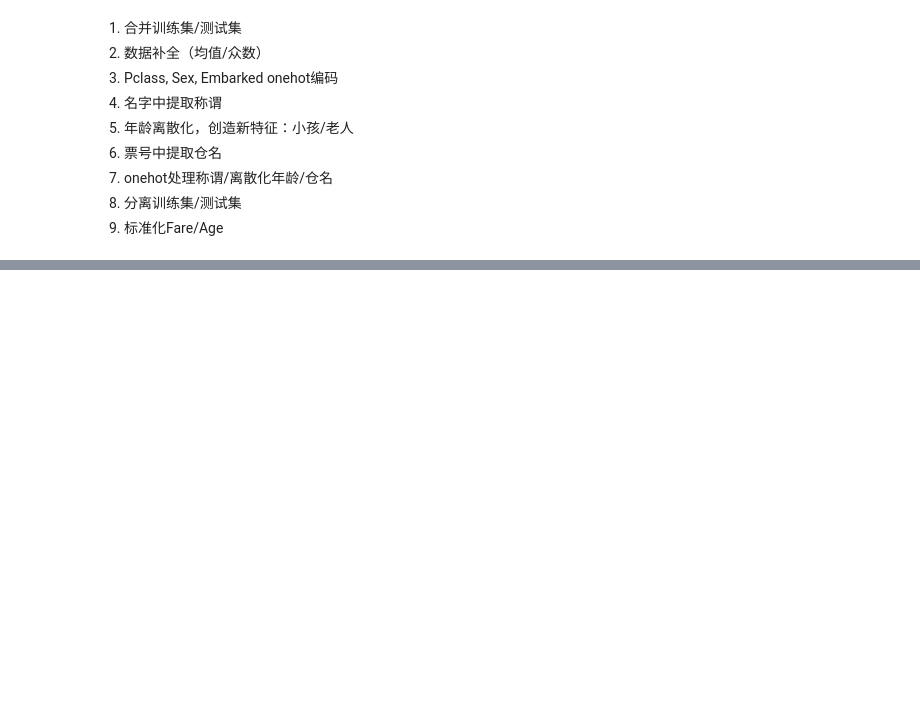
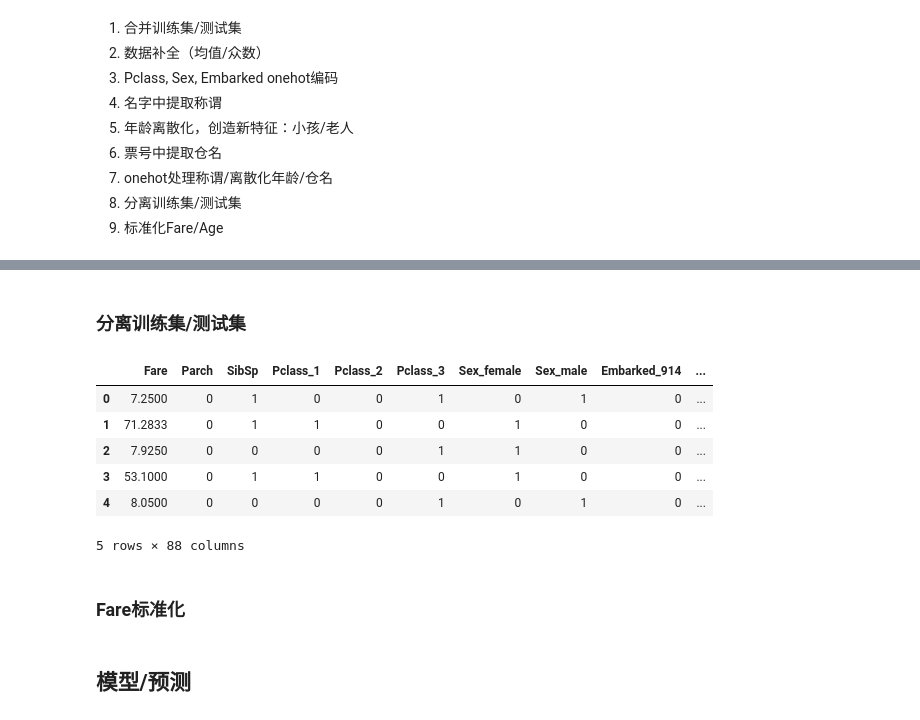
Before and after one commit to just-a-stone/ml-collection, a Jupyter notebook: notebook/titanic/1. all in one.ipynb, the cells around one changed output, grey strips where cells are left out. Drawn from its saved outputs; the diff is of its cells as text; code cells hidden in the pictures; blank space fills up the shorter version.

```diff
--- a/notebook/titanic/1. all in one.ipynb
+++ b/notebook/titanic/1. all in one.ipynb
@@ -127,0 +195,2 @@ memory usage: 172.9+ KB
+# %%
+dummies = pd.get_dummies(data=dummies, columns=['ticket_letter'], drop_first=True)
@@ -127,0 +217,2 @@ memory usage: 172.9+ KB
+# %%
+dummies.drop(labels=['Age', 'Name', 'Ticket', 'PassengerId'], axis=1, inplace=True)
@@ -127,0 +239,21 @@ memory usage: 172.9+ KB
+# %% [markdown]
+### 分离训练集/测试集
+# %%
+X_train = dummies[:data_train.shape[0]]
+X_test = dummies[data_train.shape[0]:]
+# %%
+y_train = X_train.Survived
+X_train = X_train.drop(axis=1, labels=['Survived'])
+X_test = X_test.drop(axis=1, labels=['Survived'])
+# %%
+X_train.head()
+# %% [output]
+|  | Fare | Parch | SibSp | Pclass_1 | Pclass_2 | Pclass_3 | Sex_female | Sex_male | Embarked_914 | ... |
+| 0 | 7.2500 | 0 | 1 | 0 | 0 | 1 | 0 | 1 | 0 | ... |
+| 1 | 71.2833 | 0 | 1 | 1 | 0 | 0 | 1 | 0 | 0 | ... |
+| 2 | 7.9250 | 0 | 0 | 0 | 0 | 1 | 1 | 0 | 0 | ... |
+| 3 | 53.1000 | 0 | 1 | 1 | 0 | 0 | 1 | 0 | 0 | ... |
+| 4 | 8.0500 | 0 | 0 | 0 | 0 | 1 | 0 | 1 | 0 | ... |
+5 rows × 88 columns
+# %% [markdown]
+### Fare标准化
@@ -127,0 +267,2 @@ memory usage: 172.9+ KB
+# %% [markdown]
+## 模型/预测
```
Also changed, not shown: parts of 44 cells of this notebook.
